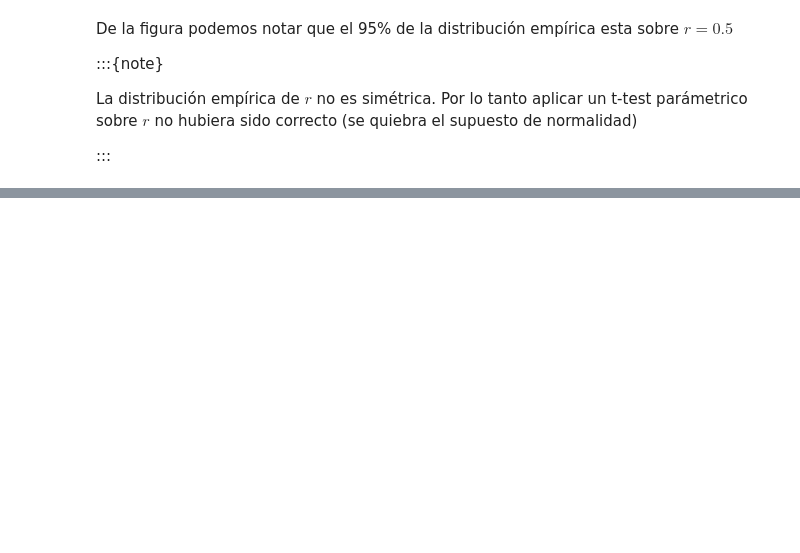
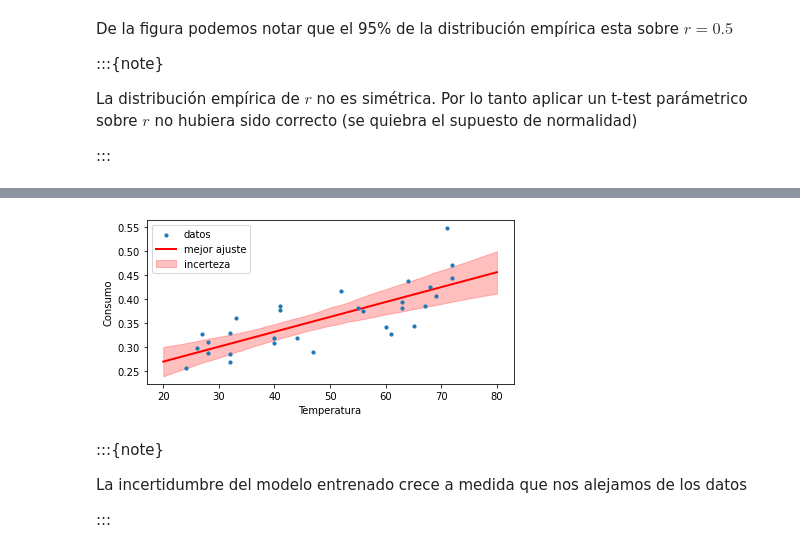
Before and after one commit to phuijse/PythonBook, a Jupyter notebook: contents/statistics/bootstrap.ipynb, the cells around one changed output, grey strips where cells are left out. Saved outputs shown, nothing was run; the diff lists cells and outputs as text; code cells hidden in the pictures; blank space fills up the shorter version.

```diff
--- a/contents/statistics/bootstrap.ipynb
+++ b/contents/statistics/bootstrap.ipynb
@@ -114,0 +112,9 @@ En la figura de abajo tenemos
+# %%
+x_test = np.linspace(20, 80, num=200)
+
+def model(theta0, theta1, x):
+    return x*theta1 + theta0
+
+dist_lines = model(bootstrap_params[:, 0], bootstrap_params[:, 1], x_test.reshape(-1, 1)).T
+
+lower, median, upper = np.percentile(dist_lines, [1, 50, 99], axis=0)
@@ -115,19 +127,18 @@ En la figura de abajo tenemos
 # %%
-fig, ax = plt.subplots(figsize=(4, 3), tight_layout=True)
+fig, ax = plt.subplots(figsize=(6, 3), tight_layout=True)
 ax.set_ylabel('Consumo')
 ax.set_xlabel('Temperatura')
 ax.scatter(x, y, zorder=100, s=10, label='datos')
-
-def model(theta0, theta1, x):
-    return x*theta1 + theta0
-
-ax.plot(x_plot, model(params.intercept, params.slope, x_plot),
+ax.plot(x_test, model(params.intercept, params.slope, x_test),
         c='r', lw=2, label='mejor ajuste')
 
-dist_lines = model(boostrap_params[:, 0], boostrap_params[:, 1], x_plot.reshape(-1, 1)).T
-mean_lines, std_lines = np.mean(dist_lines, axis=0), np.std(dist_lines, axis=0)
-ax.fill_between(x_plot,
-                mean_lines - 2*std_lines,
-                mean_lines + 2*std_lines,
-                color='r', alpha=0.25, label='incerteza')
+ax.fill_between(x_test, lower, upper, color='r', alpha=0.25, label='incerteza')
 plt.legend();
+# %% [output]
+[figure, added]
+# %% [markdown]
+:::{note}
+
+La incertidumbre del modelo entrenado crece a medida que nos alejamos de los datos
+
+:::
```
Also changed, not shown: parts of 4 cells of this notebook.
